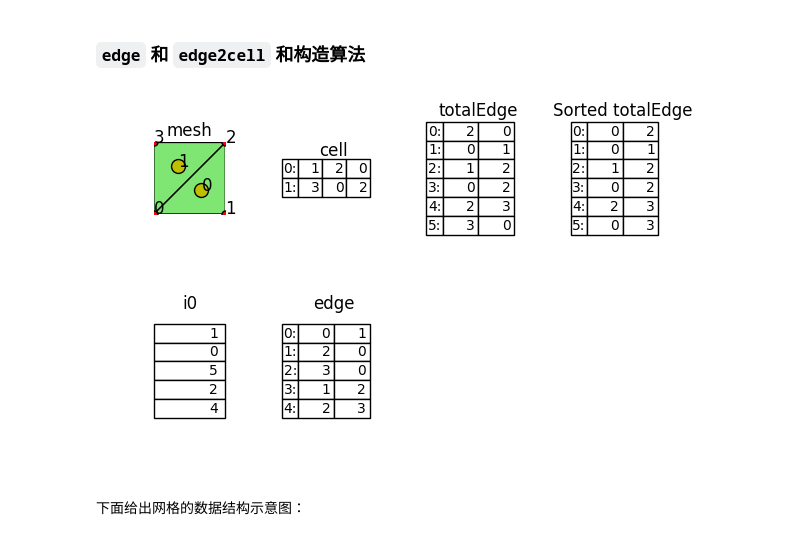
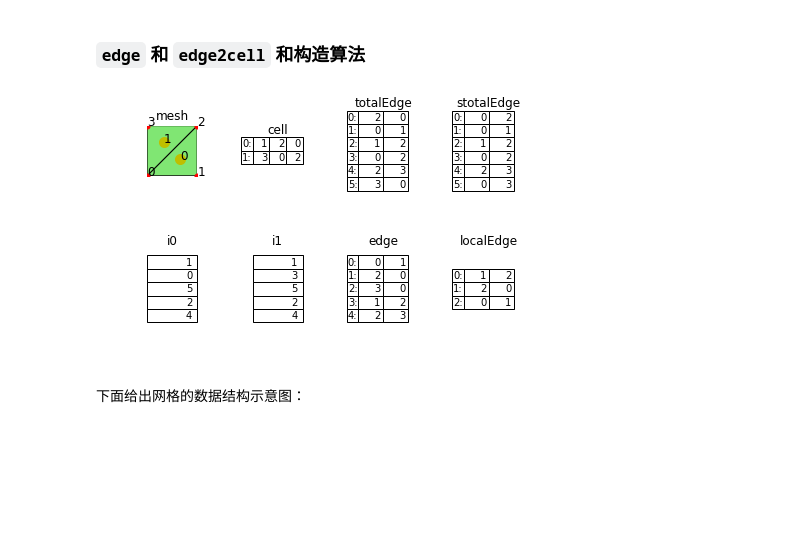
Before and after one commit to weihuayi/fealpy, a Jupyter notebook: doc/PPT/基于 Numpy 的面向数组有限元编程技术.ipynb, the cells around one changed output. Cells and saved outputs as stored; diff of their text form; code cells hidden in the pictures; blank space fills up the shorter version.

```diff
--- a/doc/PPT/基于 Numpy 的面向数组有限元编程技术.ipynb
+++ b/doc/PPT/基于 Numpy 的面向数组有限元编程技术.ipynb
@@ -132,7 +132,7 @@ A += B
     + `cell[i, 0]`, `cell[i, 1]` 和 `cell[i, 2]` 分别存储第 $i$ 个单元三个顶点的全局编号(即 `point` 中的行号)
 # %%
 import numpy as np
-point = np.array(
+node = np.array(
     [(0.0, 0.0),
      (1.0, 0.0),
      (1.0, 1.0),
@@ -185,7 +185,7 @@ plt.show()
 import numpy as np
 from fealpy.mesh.mesh_tools import unique_row
 
-point =np.array(
+node =np.array(
     [(0.0, 0.0),
      (1.0, 0.0),
      (1.0, 1.0),
@@ -223,39 +223,45 @@ edge = totalEdge[i0]
 from fealpy.mesh.TriangleMesh import TriangleMesh
 import matplotlib.pyplot as plt
 %matplotlib inline
 tmesh = TriangleMesh(point, cell)
 fig, axes = plt.subplots(2, 4)
 tmesh.add_plot(axes[0, 0])
-tmesh.find_point(axes[0, 0], showindex=True, markersize=25, fontsize=12)
+tmesh.find_node(axes[0, 0], showindex=True, markersize=25, fontsize=12)
 tmesh.find_cell(axes[0, 0], showindex=True, markersize=100, fontsize=12)
 axes[0, 0].set_title('mesh')
 
 for ax in axes.reshape(-1)[1:]:
     ax.axis('tight')
     ax.axis('off')
 axes[0, 1].table(cellText=cell, rowLabels=['0:', '1:'], loc='center')
 axes[0, 1].set_title('cell', y=0.6)
 axes[0, 2].table(cellText=totalEdge, rowLabels=['0:', '1:', '2:', '3:', '4:', '5:'], loc='center')
 axes[0, 2].set_title('totalEdge', y=0.85)
 axes[0, 3].table(cellText=np.sort(totalEdge, axis=1), rowLabels=['0:', '1:', '2:', '3:', '4:', '5:'], loc='center')
-axes[0, 3].set_title('Sorted totalEdge', y=0.85)
+axes[0, 3].set_title('stotalEdge', y=0.85)
 axes[1, 0].table(cellText=i0.reshape(-1,1),  loc='center')
 axes[1, 0].set_title('i0', y=0.85)
 
-axes[1, 1].table(cellText=edge,  rowLabels=['0:', '1:', '2:', '3:', '4:'], loc='center')
-axes[1, 1].set_title('edge', y=0.85)
+axes[1, 1].table(cellText=i1.reshape(-1,1),  loc='center')
+axes[1, 1].set_title('i1', y=0.85)
+
+axes[1, 2].table(cellText=edge,  rowLabels=['0:', '1:', '2:', '3:', '4:'], loc='center')
+axes[1, 2].set_title('edge', y=0.85)
+
+axes[1, 3].table(cellText=localEdge,  rowLabels=['0:', '1:', '2:'], loc='center')
+axes[1, 3].set_title('localEdge', y=0.85)
 
 #axes[1, 1].table(cellText=i1.reshape(-1,1),  loc='center')
 #axes[1, 1].set_title('i1', y=0.85)
 #axes[1, 2].table(cellText=edge2cell,  rowLabels=['0:', '1:', '2:', '3:', '4:'], loc='center')
 #axes[1, 2].set_title('edge2cell', y=0.85)
 #axes[1, 3].table(cellText=edge,  rowLabels=['0:', '1:', '2:', '3:', '4:'], loc='center')
 #axes[1, 3].set_title('edge', y=0.85)
 plt.tight_layout(pad=1, w_pad=1, h_pad=1.0)
-plt.savefig('/home/why/ppt/figures/edgedata0.pdf')
+plt.savefig('/home/why/edgedata0.pdf')
 plt.show()
 # %% [output]
-[figure, old version]
+[figure, new version]
 # %% [markdown]
 下面给出网格的数据结构示意图：
 # %%
```
Also changed, not shown: parts of 1 cell of this notebook, 17 other files.
